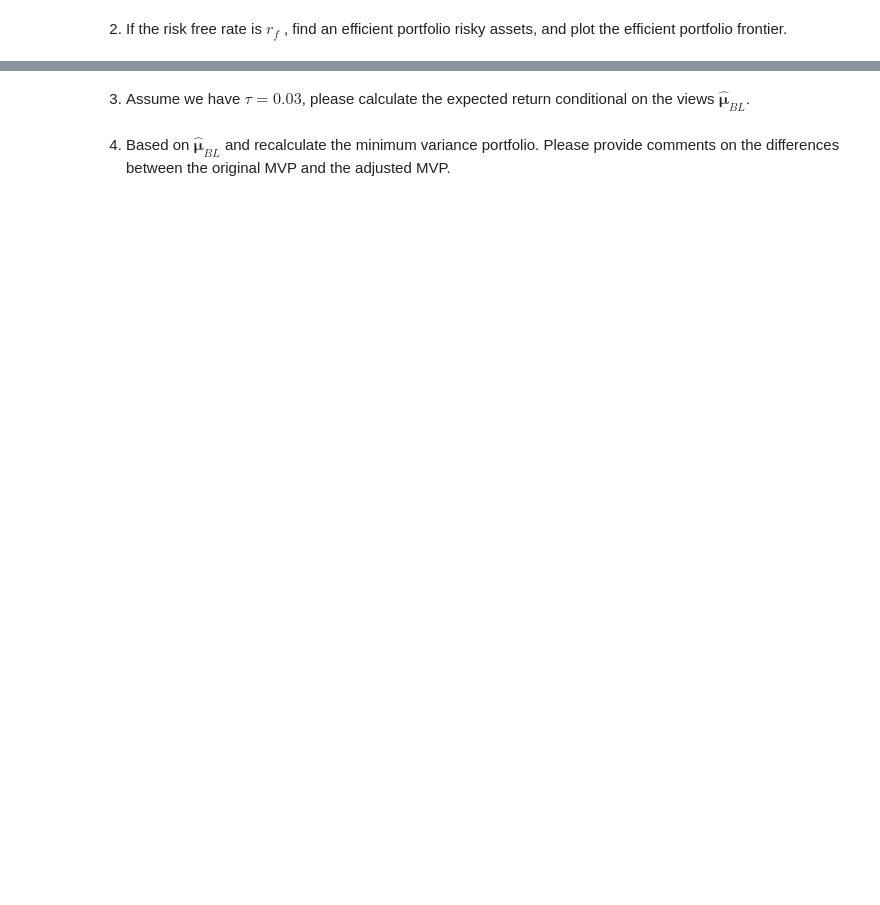
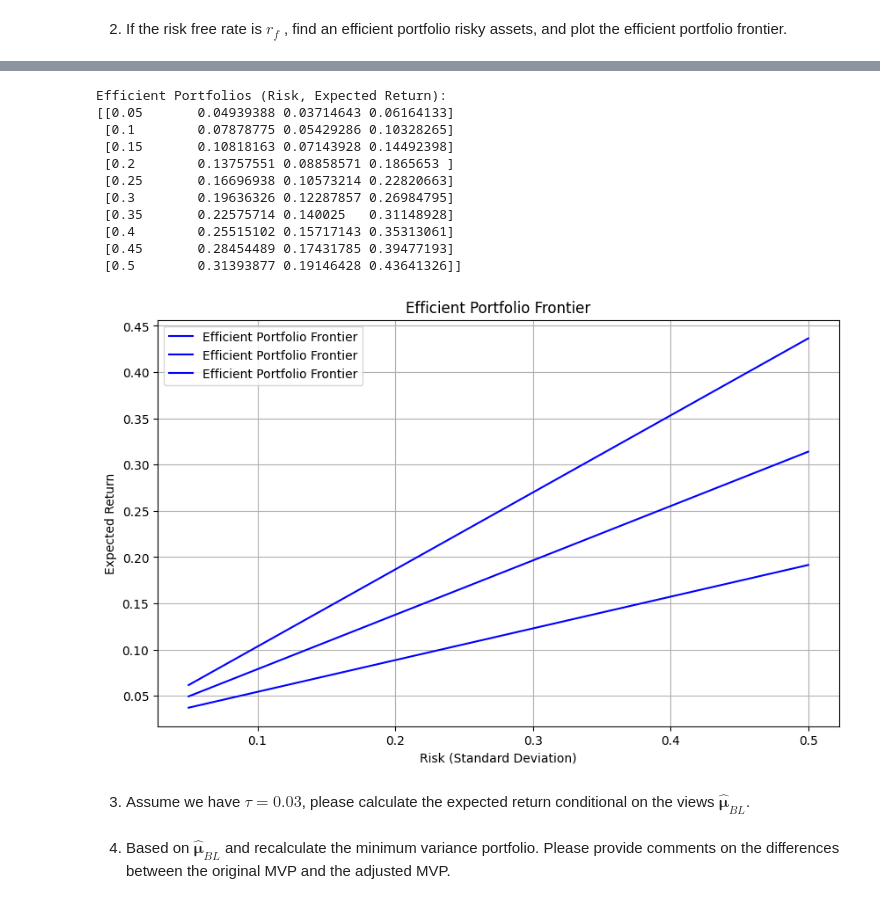
Before and after one commit to bs333/fe-670, a Jupyter notebook: FE670 - Homework/FE670 - Homework #2/FE670 - Homework #2.ipynb, the cells around one changed output, grey strips where cells are left out. Cells and saved outputs as stored; diff of their text form; code cells hidden in the pictures; blank space fills up the shorter version.

```diff
--- a/FE670 - Homework/FE670 - Homework #2/FE670 - Homework #2.ipynb
+++ b/FE670 - Homework/FE670 - Homework #2/FE670 - Homework #2.ipynb
@@ -312,3 +458,33 @@ ValueError: x and y can be no greater than 2D, but have shapes (100, 3, 3) and (
+# %%
+# Initialize the risk free rate.
+r_f = 0.02
+
+# Initialize lists to store risk and return values
+risk_levels = np.linspace(0.05, 0.5, 10)  # Adjust risk levels as needed
+expected_returns = []
+
+for risk in risk_levels:
+    # Calculate expected return for each risk level
+    mu_efficient = r_f + ((mu - r_f) / np.sqrt(ones.dot(np.linalg.inv(Sigma).dot(ones)))) * risk
+    expected_returns.append(mu_efficient)
+
+# Print efficient portfolios (risk, expected return)
+efficient_portfolios = np.column_stack((risk_levels, expected_returns))
+print("Efficient Portfolios (Risk, Expected Return):")
+print(efficient_portfolios)
+# %% [output]
+Efficient Portfolios (Risk, Expected Return):
+[[0.05       0.04939388 0.03714643 0.06164133]
+ [0.1        0.07878775 0.05429286 0.10328265]
+ [0.15       0.10818163 0.07143928 0.14492398]
+ [0.2        0.13757551 0.08858571 0.1865653 ]
+ [0.25       0.16696938 0.10573214 0.22820663]
+ [0.3        0.19636326 0.12287857 0.26984795]
+ [0.35       0.22575714 0.140025   0.31148928]
+ [0.4        0.25515102 0.15717143 0.35313061]
+ [0.45       0.28454489 0.17431785 0.39477193]
+ [0.5        0.31393877 0.19146428 0.43641326]]
+[figure, added]
 # %% [markdown]
 3. Assume we have $\tau = 0.03$, please calculate the expected return conditional on the views $\bm{\hat{\mu}}_{BL}$.
 # %% [markdown]
```
Also changed, not shown: parts of 5 cells of this notebook.
